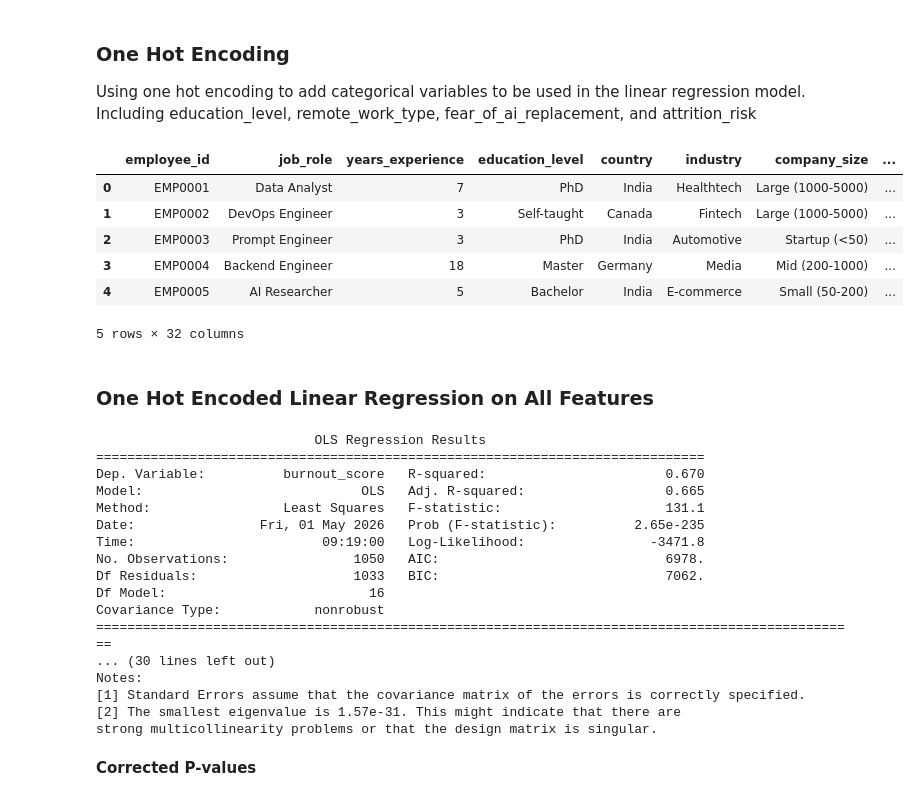
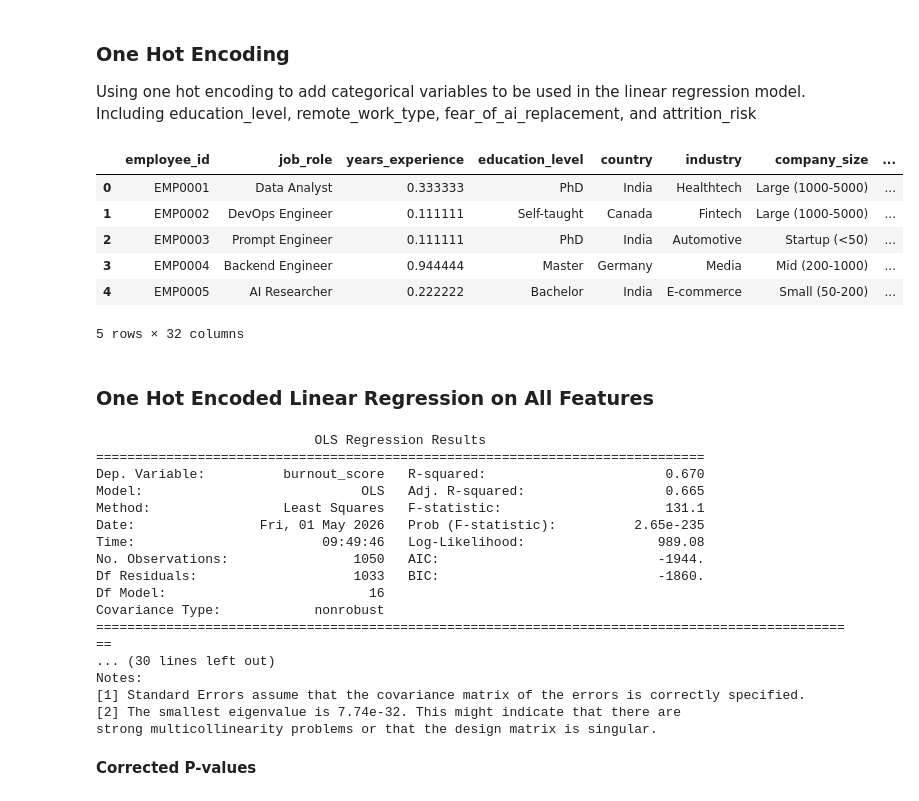
Before and after one commit to madisonengebose/CSC2621-FinalProject-ZoeMadison, a Jupyter notebook: FinalProject.ipynb, the cells around one changed output. Drawn from its saved outputs; the diff is of its cells as text; code cells hidden in the pictures.

```diff
--- a/FinalProject.ipynb
+++ b/FinalProject.ipynb
@@ -89,4 +90,15 @@ df["ai_adoption_stage"] = pd.Categorical(
     categories=["Experimenting", "Integrating", "Optimizing", "AI-First"],
     ordered=True,
 )
+# %%
+scaler = MinMaxScaler()
+numerical_cols = pd.DataFrame(df.select_dtypes(include="number"))
+scaled_numerical = scaler.fit_transform(numerical_cols)
+scaled_numerical_df = pd.DataFrame(
+    scaled_numerical, columns=numerical_cols.columns
+)
+
+scaled_df = df.copy()
+for col in scaled_numerical_df.columns:
+    scaled_df[col] = scaled_numerical_df[col]
 # %%
@@ -563,39 +576,39 @@ job_satisfaction_1_5             1.237004e-59         True
 Using one hot encoding to add categorical variables to be used in the linear regression model. Including education_level, remote_work_type, fear_of_ai_replacement, and attrition_risk
 # %%
 # One hot encoding education level
-df["formal_education"] = df["education_level"].apply(lambda x: 1 if x in ["Bachelor", "Masters", "PhD"] else 0)
-df["masters_phd"] = df["education_level"].apply(lambda x: 1 if x in ["Masters", "PhD"] else 0)
+scaled_df["formal_education"] = scaled_df["education_level"].apply(lambda x: 1 if x in ["Bachelor", "Masters", "PhD"] else 0)
+scaled_df["masters_phd"] = scaled_df["education_level"].apply(lambda x: 1 if x in ["Masters", "PhD"] else 0)
 
 # Remote work type encoding
-df["is_hybrid"] = df["remote_work_type"].apply(lambda x: 1 if x == "Hybrid" else 0)
-df["is_remote"] = df["remote_work_type"].apply(lambda x: 1 if x == "Remote" else 0)
-df["is_on_site"] = df["remote_work_type"].apply(lambda x: 1 if x == "On Site" else 0)
+scaled_df["is_hybrid"] = scaled_df["remote_work_type"].apply(lambda x: 1 if x == "Hybrid" else 0)
+scaled_df["is_remote"] = scaled_df["remote_work_type"].apply(lambda x: 1 if x == "Remote" else 0)
+scaled_df["is_on_site"] = scaled_df["remote_work_type"].apply(lambda x: 1 if x == "On Site" else 0)
 
 # Fear of AI Replacement encoding
-df["fear_low"] = df["fear_of_ai_replacement"].apply(lambda x: 1 if x == "Low" else 0)
-df["fear_medium"] = df["fear_of_ai_replacement"].apply(lambda x: 1 if x == "Medium" else 0)
-df["fear_high"] = df["fear_of_ai_replacement"].apply(lambda x: 1 if x == "High" else 0)
+scaled_df["fear_low"] = scaled_df["fear_of_ai_replacement"].apply(lambda x: 1 if x == "Low" else 0)
+scaled_df["fear_medium"] = scaled_df["fear_of_ai_replacement"].apply(lambda x: 1 if x == "Medium" else 0)
+scaled_df["fear_high"] = scaled_df["fear_of_ai_replacement"].apply(lambda x: 1 if x == "High" else 0)
 
 # Attrition risk encoding
-df["attrition_low"] = df["attrition_risk"].apply(lambda x: 1 if x == "Low" else 0)
-df["attrition_medium"] = df["attrition_risk"].apply(lambda x: 1 if x == "Medium" else 0)
-df["attrition_high"] = df["attrition_risk"].apply(lambda x: 1 if x == "High" else 0)
+scaled_df["attrition_low"] = scaled_df["attrition_risk"].apply(lambda x: 1 if x == "Low" else 0)
+scaled_df["attrition_medium"] = scaled_df["attrition_risk"].apply(lambda x: 1 if x == "Medium" else 0)
+scaled_df["attrition_high"] = scaled_df["attrition_risk"].apply(lambda x: 1 if x == "High" else 0)
 
-df.head()
+scaled_df.head()
 # %% [output]
 |  | employee_id | job_role | years_experience | education_level | country | industry | company_size | ... |
-| 0 | EMP0001 | Data Analyst | 7 | PhD | India | Healthtech | Large (1000-5000) | ... |
-| 1 | EMP0002 | DevOps Engineer | 3 | Self-taught | Canada | Fintech | Large (1000-5000) | ... |
-| 2 | EMP0003 | Prompt Engineer | 3 | PhD | India | Automotive | Startup (<50) | ... |
-| 3 | EMP0004 | Backend Engineer | 18 | Master | Germany | Media | Mid (200-1000) | ... |
-| 4 | EMP0005 | AI Researcher | 5 | Bachelor | India | E-commerce | Small (50-200) | ... |
+| 0 | EMP0001 | Data Analyst | 0.333333 | PhD | India | Healthtech | Large (1000-5000) | ... |
+| 1 | EMP0002 | DevOps Engineer | 0.111111 | Self-taught | Canada | Fintech | Large (1000-5000) | ... |
+| 2 | EMP0003 | Prompt Engineer | 0.111111 | PhD | India | Automotive | Startup (<50) | ... |
+| 3 | EMP0004 | Backend Engineer | 0.944444 | Master | Germany | Media | Mid (200-1000) | ... |
+| 4 | EMP0005 | AI Researcher | 0.222222 | Bachelor | India | E-commerce | Small (50-200) | ... |
 5 rows × 32 columns
 # %% [markdown]
 ### One Hot Encoded Linear Regression on All Features
 # %%
-independent_cols = pd.DataFrame(df.select_dtypes(include="number"))
+independent_cols = pd.DataFrame(scaled_df.select_dtypes(include="number"))
 independent_cols = independent_cols.drop("burnout_score", axis =1)
-y = df["burnout_score"]
+y = scaled_df["burnout_score"]
 X_train, X_test, y_train, y_test = train_test_split(independent_cols, y, test_size=0.3, random_state=27)
 
 
@@ -609,16 +622,16 @@ Dep. Variable:          burnout_score   R-squared:                       0.670
 Model:                            OLS   Adj. R-squared:                  0.665
 Method:                 Least Squares   F-statistic:                     131.1
 Date:                Fri, 01 May 2026   Prob (F-statistic):          2.65e-235
-Time:                        09:19:00   Log-Likelihood:                -3471.8
-No. Observations:                1050   AIC:                             6978.
-Df Residuals:                    1033   BIC:                             7062.
+Time:                        09:49:46   Log-Likelihood:                 989.08
+No. Observations:                1050   AIC:                            -1944.
+Df Residuals:                    1033   BIC:                            -1860.
 Df Model:                          16
 Covariance Type:            nonrobust
 ==================================================================================================
 ... (30 lines left out)
 Notes:
 [1] Standard Errors assume that the covariance matrix of the errors is correctly specified.
-[2] The smallest eigenvalue is 1.57e-31. This might indicate that there are
+[2] The smallest eigenvalue is 7.74e-32. This might indicate that there are
 strong multicollinearity problems or that the design matrix is singular.
 # %% [markdown]
 **Corrected P-values**
```
Also changed, not shown: parts of 16 cells of this notebook.
